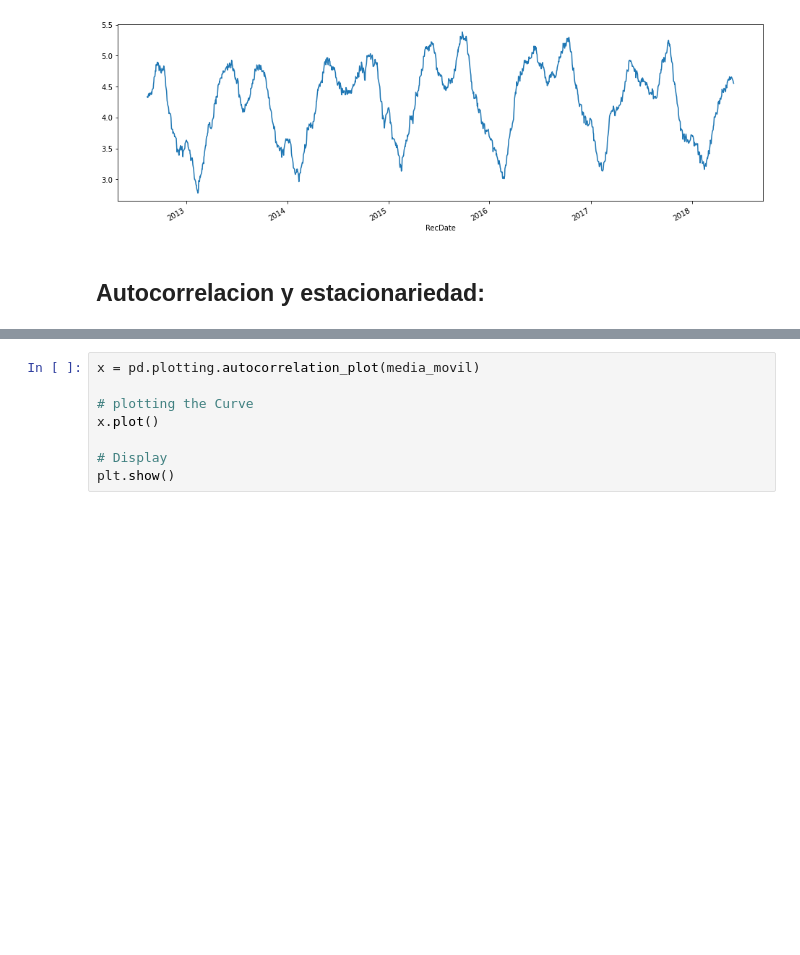
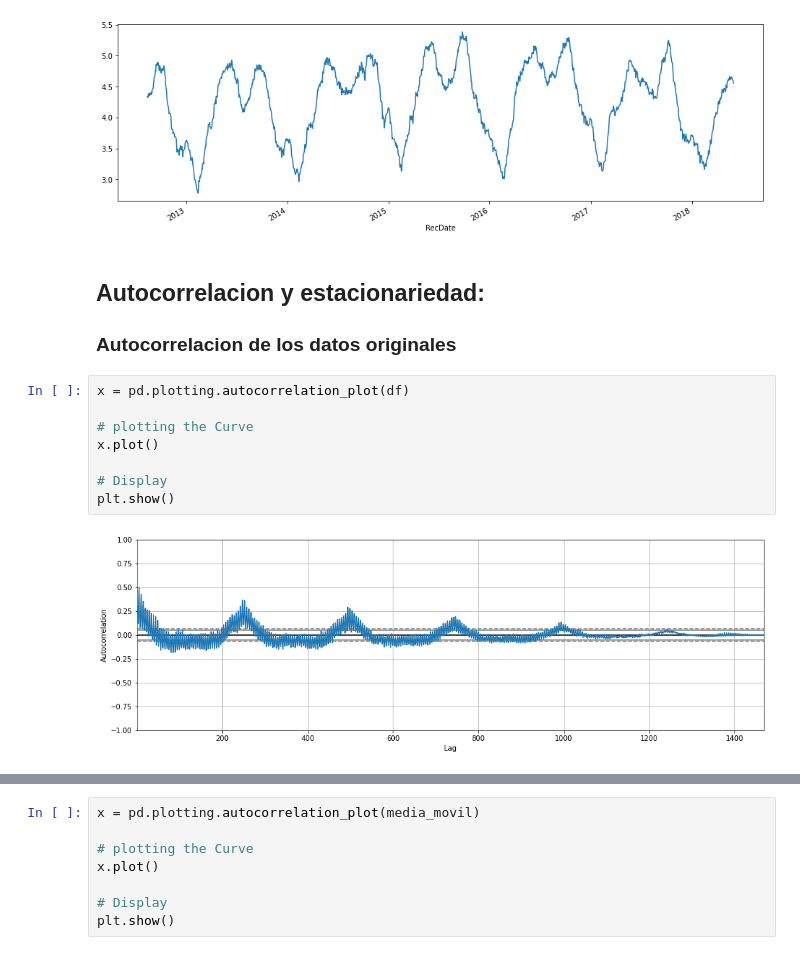
Before and after one commit to florvela/Time-Series-CEIA, a Jupyter notebook: tp_final/tp_final.ipynb, the cells around one changed output, grey strips where cells are left out. Saved outputs shown, nothing was run; the diff lists cells and outputs as text; blank space fills up the shorter version.

```diff
--- a/tp_final/tp_final.ipynb
+++ b/tp_final/tp_final.ipynb
@@ -182,3 +187,15 @@ media_movil.plot()
 [figure]
 # %% [markdown]
 ## Autocorrelacion y estacionariedad:
+
+### Autocorrelacion de los datos originales
+# %%
+x = pd.plotting.autocorrelation_plot(df)
+
+# plotting the Curve
+x.plot()
+
+# Display
+plt.show()
+# %% [output]
+[figure, added]
```
Also changed, not shown: parts of 7 cells of this notebook.
